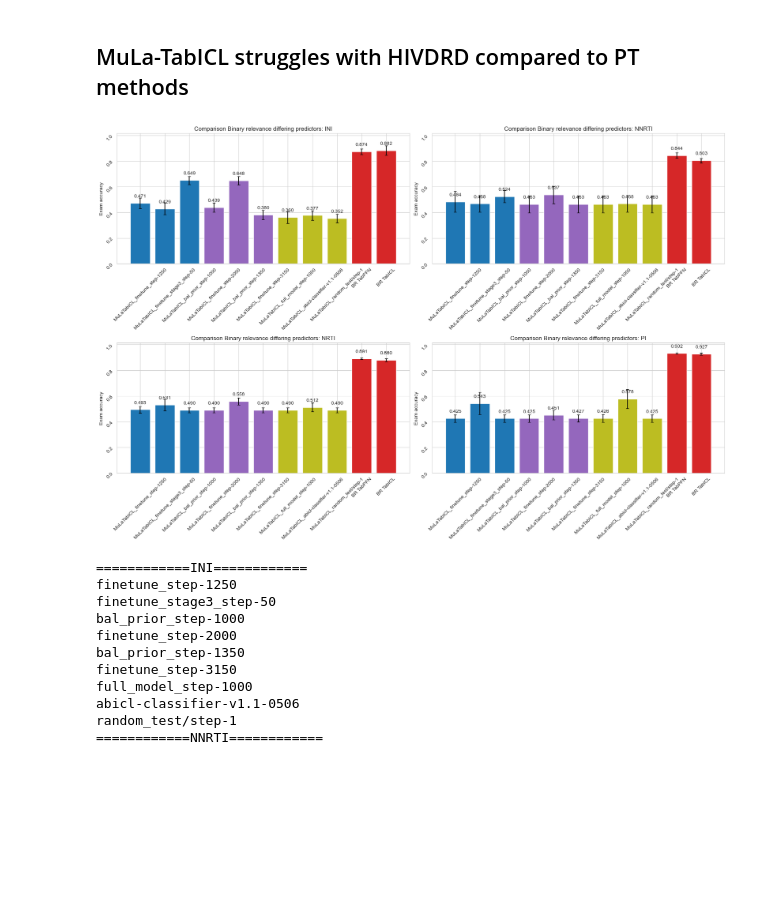
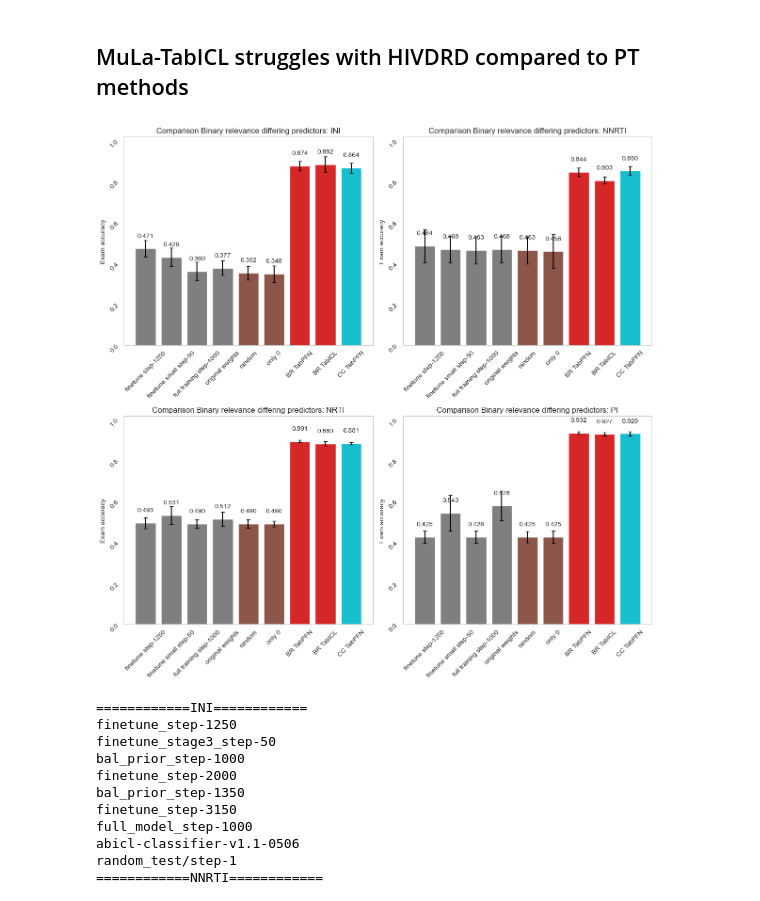
Before and after one commit to FloAvis/MultiLabel-PFN, a Jupyter notebook: statistics/MA_statistics.ipynb, the cells around one changed output. Saved outputs shown, nothing was run; the diff lists cells and outputs as text; code cells hidden in the pictures; blank space fills up the shorter version.

Commit message:
TabPFN predicting higher training

```diff
--- a/statistics/MA_statistics.ipynb
+++ b/statistics/MA_statistics.ipynb
@@ -48,10 +48,6 @@ modeltype = "MuLaTabICL_"
 models = [
     "finetune_step-1250",
     "finetune_stage3_step-50",
-    "bal_prior_step-1000",
-    "finetune_step-2000",
-    "bal_prior_step-1350",
-    "finetune_step-3150",
     "full_model_step-1000",
     "abicl-classifier-v1.1-0506",
     "random_test/step-1"]
@@ -66,7 +62,21 @@ ml_models = [modeltype + x for x in models]
 sub_accs_fold_mean, sub_accs_fold_std = result_handler.calc_metrics(filepath_list, ml_models, result_handler.exam_acc, {"nan_mode": "warning"}, ending=ending, drop_na=False)
 
 
-files = ["Binary_Relevance_5_fold_MOC_prediction_new_save.csv", "Binary_Relevance_5_fold_tabicl_homebrew_prediction_new_save_woNaN.csv"]
+for path in filepath_list:
+
+
+    results = pd.read_csv(path + "Binary_Relevance_5_fold_homebrew_prediction_new_save.csv")
+
+    results.dropna(subset=results.columns[results.columns.str.startswith('True_')].tolist(), inplace=True)
+
+    subs_accs_groups = results.groupby(by="kFolds").apply(lambda x: result_handler.exam_acc(pd.DataFrame(np.ones_like(x.filter(regex="Pred_*"))), x.filter(regex="True_*"), nan_mode="ignore"), include_groups=False)
+
+    sub_accs_fold_mean[path.split("/")[-1].strip("_")].append(subs_accs_groups.mean())
+    sub_accs_fold_std[path.split("/")[-1].strip("_")].append(subs_accs_groups.std())
+
+
+
+files = ["Binary_Relevance_5_fold_MOC_prediction_new_save.csv", "Binary_Relevance_5_fold_tabicl_homebrew_prediction_new_save_woNaN.csv", "Classifier_Chain_5_fold_homebrew_prediction_woNaN_new_save.csv"]
 
 tmp_sub_accs_fold_mean, tmp_sub_accs_fold_std = result_handler.calc_metrics(filepath_list, files, result_handler.exam_acc,metric_args={}, drop_na=True)
 
@@ -74,42 +84,52 @@ tmp_sub_accs_fold_mean, tmp_sub_accs_fold_std = result_handler.calc_metrics(file
 [sub_accs_fold_std[x].extend(tmp_sub_accs_fold_std[x]) for x in sub_accs_fold_std.keys()]
 
 
+
+
 df_sub_accs_groups_mean = pd.DataFrame(sub_accs_fold_mean)
 df_sub_accs_groups_std = pd.DataFrame(sub_accs_fold_std)
 
 
-models_w_TabPFN = ["BR TabPFN", "BR TabICL"]
+models_w_TabPFN = ["only 0", "BR TabPFN", "BR TabICL", "CC TabPFN"]
 
-color = ["tab:blue"] * 3 + ["tab:purple"] * 3 + ["tab:olive"] * 3 + ["tab:red"] * 2
+color = ["tab:gray"] * 4 + ["tab:brown"] * 2 + ["tab:red"] * 2 + ["tab:cyan"]
 
-fig, axs = plt.subplots(2, 2, figsize=(18, 12))
+fig, axs = plt.subplots(2, 2, figsize=(12, 12))
 #fig.tight_layout()
+
+x_ticks = ["finetune step-1250",
+    "finetune small step-50",
+    "full training step-1000",
+    "original weights",
+    "random"]
 
 axs = axs.flatten()
 
 for i, drug in enumerate(df_sub_accs_groups_mean.columns.values.tolist()):
 
 
-    labels = ml_models  + models_w_TabPFN
+    labels = x_ticks  + models_w_TabPFN
     p = axs[i].bar(labels, df_sub_accs_groups_mean[drug], color=color)
     axs[i].errorbar(labels, df_sub_accs_groups_mean[drug], yerr=df_sub_accs_groups_std[drug],capsize=3, fmt="none", ecolor="black")
 
 
-    axs[i].bar_label(p, label_type="edge", padding=10, fmt="%.3f")
+    axs[i].bar_label(p, label_type="edge", padding=15, fmt="%.3f")
+
+    axs[i].grid(False)
 
     #axs[i].set_xticks(x)
-    #axs[i].set_xticklabels(target_ml["Drug"])
+    #axs[i].set_xticklabels(x_ticks)
     axs[i].tick_params(rotation=45)
     axs[i].set_ylabel('Exam accuracy')
     axs[i].set_ylim(0, 1.0  * 1.015)
     axs[i].set_title('Comparison Binary relevance differing predictors: ' + drug)
 
 fig.tight_layout()
-plt.show()
+#plt.show()
 
-#plt.savefig("../figures/02_BR_benchmark_soa/Benchmark_comp_BR_exam_acc.png")
+#plt.savefig("../figures/07_ma_not_as_good/ma_comp_exam_acc.png")
 # %% [output]
-[figure, old version]
+[figure, new version]
 # %%
 modeltype = "MuLaTabICL_"
 
```
Also changed, not shown: parts of 14 cells of this notebook, 3 other files.
